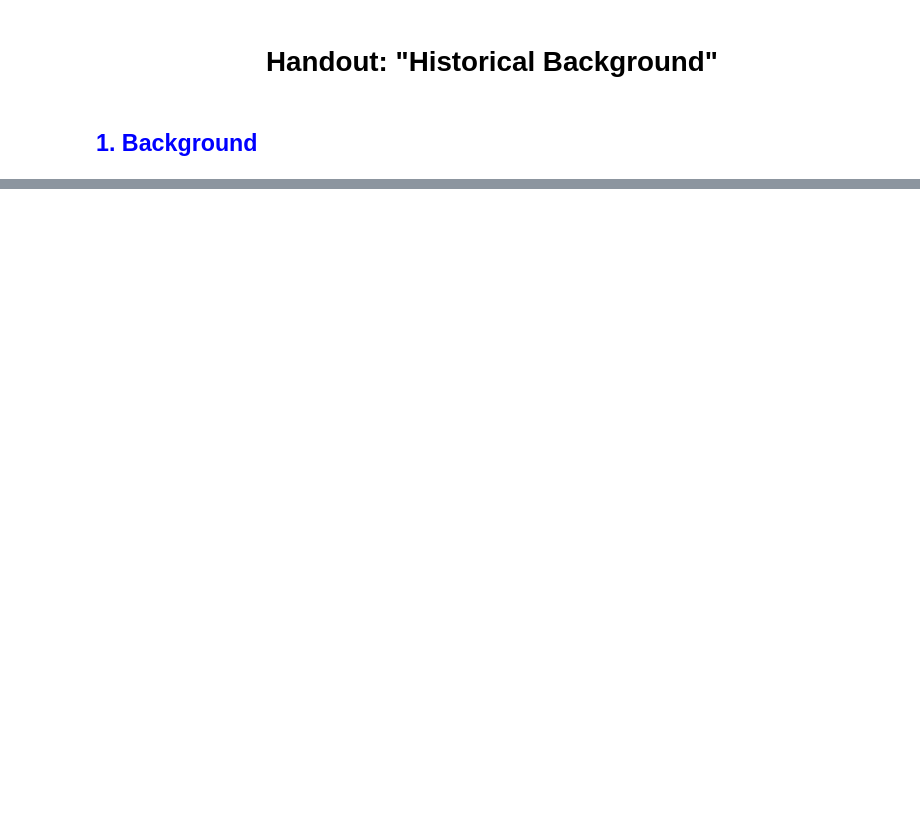
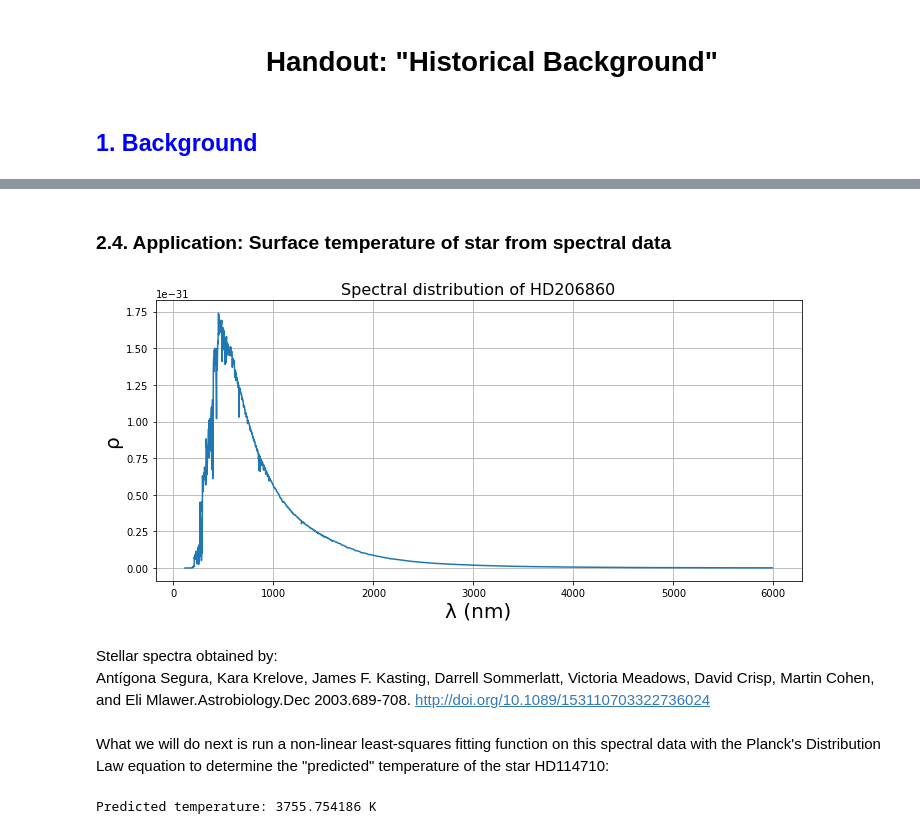
Before and after one commit to sokolov-group/jupyter_handouts, a Jupyter notebook: 04_historical_background/04_historical_background.ipynb, the cells around one changed output, grey strips where cells are left out. Drawn from its saved outputs; the diff is of its cells as text; code cells hidden in the pictures; blank space fills up the shorter version.

```diff
--- a/04_historical_background/04_historical_background.ipynb
+++ b/04_historical_background/04_historical_background.ipynb
@@ -65,0 +149,54 @@ Now, go back and try choosing a different value of $n$!
+# %% [markdown]
+### 2.4. Application: Surface temperature of star from spectral data
+# %%
+# Create variable for the name of the file
+### All y-axis units are in W/cm^2/micron and x-axis units are in microns ###
+
+#filename = 'star_data/hd114710um.txt'
+#starname = 'HD114710'
+filename = 'star_data/hd206860um.txt'
+starname = 'HD206860'
+#filename = 'star_data/hd128167um.txt'
+#starname = 'HD128167'
+
+# Make empty lists to append values from star data file
+x_values = []
+y_values = []
+
+# Open and read data from file
+infile = open(filename, 'r')
+
+lines = infile.readlines()
+
+for line in lines:
+    sline = line.split()
+    if float(sline[0])*1000 <= 6000 and float(sline[1]) > 0:
+        x_values.append(float(sline[0])*1000.)               # Division by  1000 for unit conversion from data
+        y_values.append(float(sline[1])/100000000000000000.) # Division by 10^17 for unit conversion from data
+
+# Close the file
+infile.close()
+
+# Set up graph and plot
+plt.figure(figsize=(10,5))
+plt.plot(x_values, y_values)
+plt.xlabel('λ (nm)', fontsize=20)
+plt.ylabel('ρ', fontsize=20)
+plt.title('Spectral distribution of %s' % starname, fontsize=16)
+plt.tight_layout()
+plt.grid()
+# %% [output]
+[figure, added]
+# %% [markdown]
+Stellar spectra obtained by:
+Antígona Segura, Kara Krelove, James F. Kasting, Darrell Sommerlatt, Victoria Meadows, David Crisp, Martin Cohen, and Eli Mlawer.Astrobiology.Dec 2003.689-708. http://doi.org/10.1089/153110703322736024
+# %% [markdown]
+What we will do next is run a non-linear least-squares fitting function on this spectral data with the Planck's Distribution Law equation to determine the "predicted" temperature of the star HD114710:
+# %%
+from scipy.optimize import curve_fit
+
+pred_T, covariance = curve_fit(plancks_law, x_values, y_values, p0=4000)
+
+print ('Predicted temperature: %f K' % pred_T)
+# %% [output]
+Predicted temperature: 3755.754186 K
```
Also changed, not shown: parts of 45 cells of this notebook, 6 other files.
